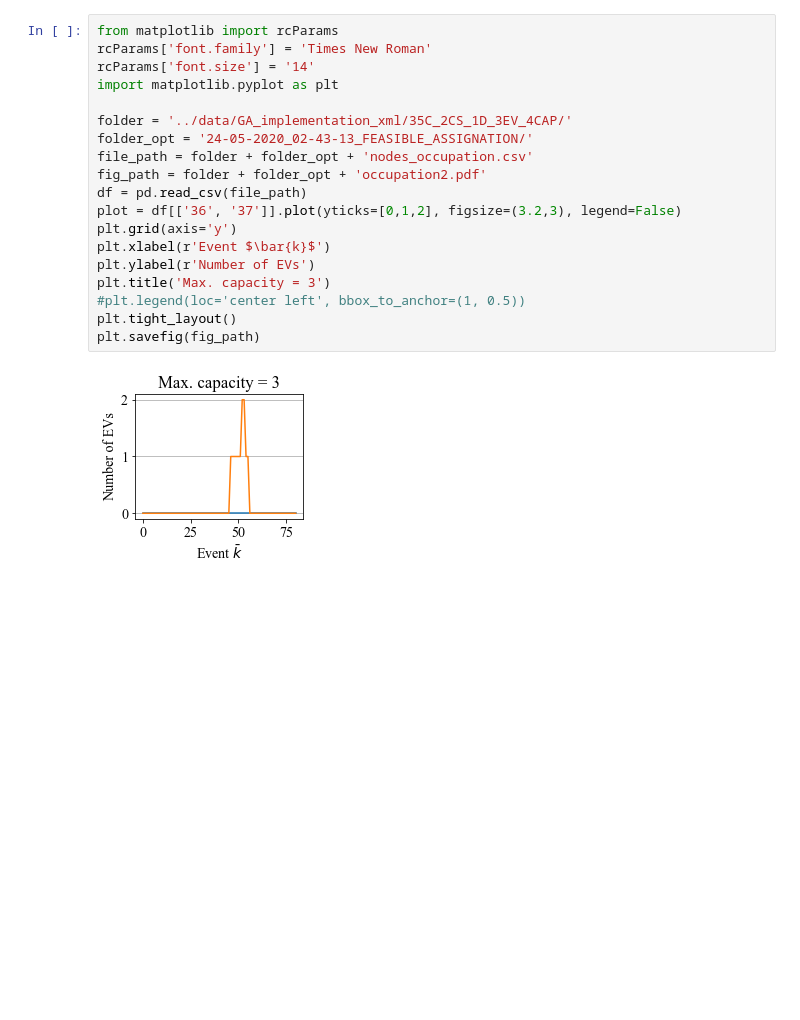
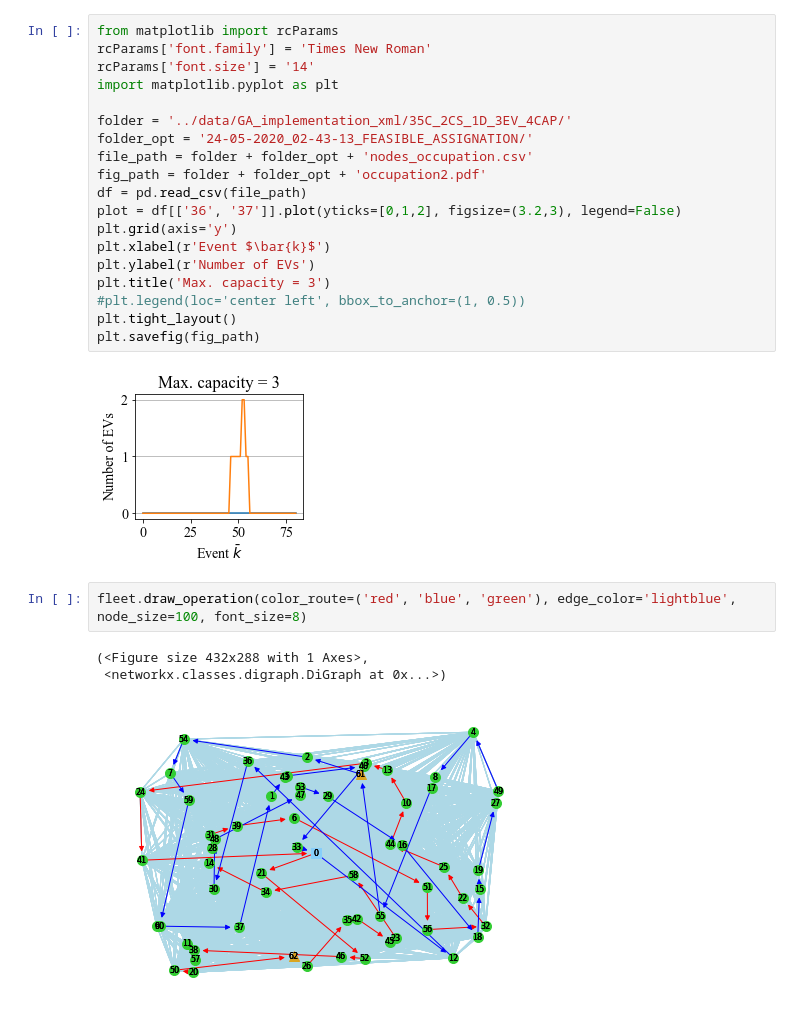
Before and after one commit to jpfutalef/DynamicStochasticElectricVRP, a Jupyter notebook: notebooks/plot_operation.ipynb, the cells around one changed output. Drawn from its saved outputs; the diff is of its cells as text; blank space fills up the shorter version.

```diff
--- a/notebooks/plot_operation.ipynb
+++ b/notebooks/plot_operation.ipynb
@@ -75,3 +62,9 @@ plt.tight_layout()
 plt.savefig(fig_path)
 # %% [output]
 [figure]
+# %%
+fleet.draw_operation(color_route=('red', 'blue', 'green'), edge_color='lightblue', node_size=100, font_size=8)
+# %% [output]
+(<Figure size 432x288 with 1 Axes>,
+ <networkx.classes.digraph.DiGraph at 0x...>)
+[figure, added]
```
Also changed, not shown: parts of 4 cells of this notebook, 17 other files.
